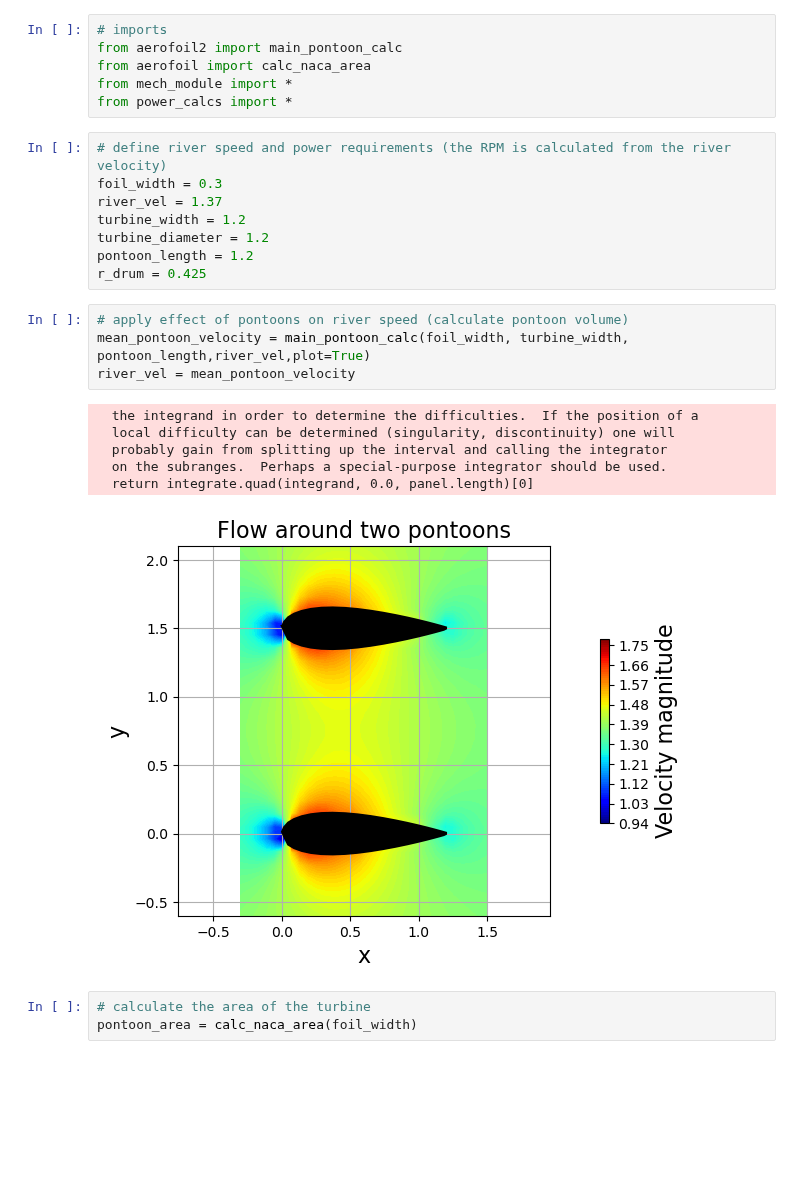
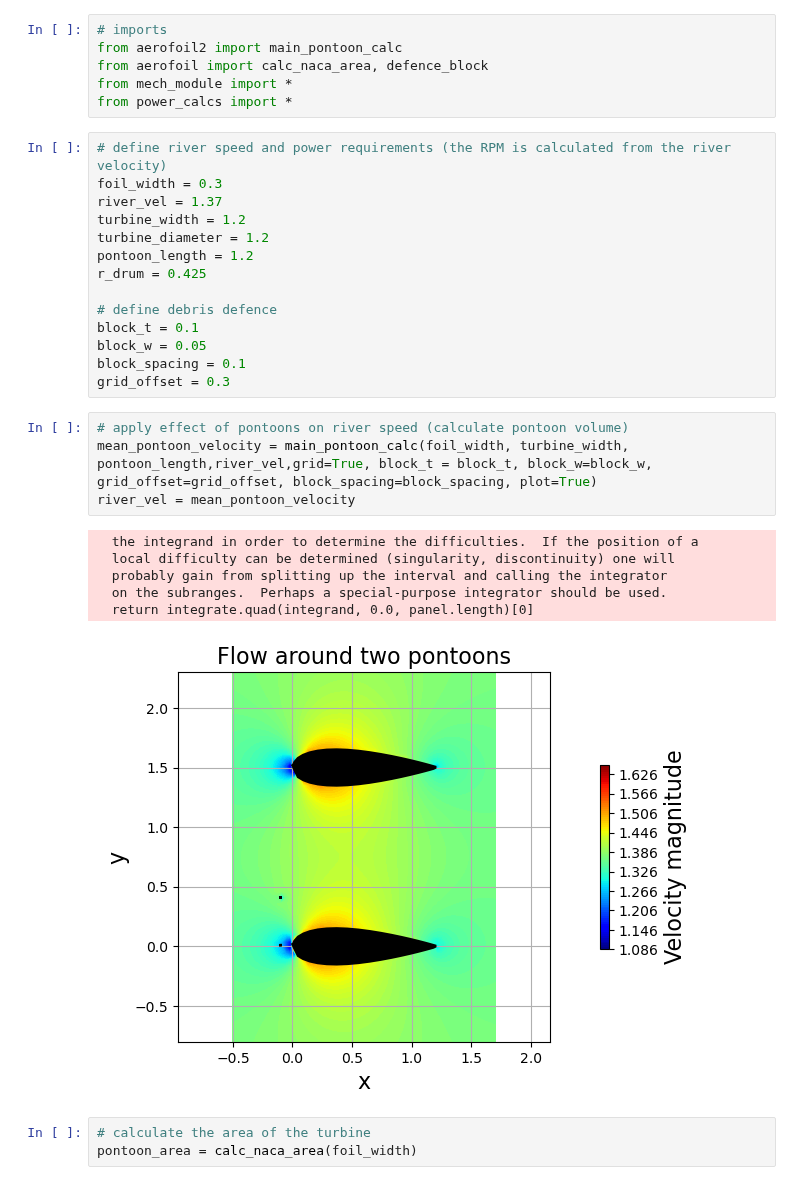
Before and after one commit to pilipb/DP5-code, a Jupyter notebook: main.ipynb, the cells around one changed output. Cells and saved outputs as stored; diff of their text form; blank space fills up the shorter version.

Commit message:
got the defence grid working

```diff
--- a/main.ipynb
+++ b/main.ipynb
@@ -1,7 +1,7 @@
 # %%
 # imports
 from aerofoil2 import main_pontoon_calc
-from aerofoil import calc_naca_area
+from aerofoil import calc_naca_area, defence_block
 from mech_module import *
 from power_calcs import *
 # %%
@@ -12,17 +12,23 @@ turbine_width = 1.2
 turbine_diameter = 1.2
 pontoon_length = 1.2
 r_drum = 0.425
+
+# define debris defence
+block_t = 0.1
+block_w = 0.05
+block_spacing = 0.1
+grid_offset = 0.3
 # %%
 # apply effect of pontoons on river speed (calculate pontoon volume)
-mean_pontoon_velocity = main_pontoon_calc(foil_width, turbine_width, pontoon_length,river_vel,plot=True)
+mean_pontoon_velocity = main_pontoon_calc(foil_width, turbine_width, pontoon_length,river_vel,grid=True, block_t = block_t, block_w=block_w, grid_offset=grid_offset, block_spacing=block_spacing, plot=True)
 river_vel = mean_pontoon_velocity
 # %% [output]
   the integrand in order to determine the difficulties.  If the position of a
   local difficulty can be determined (singularity, discontinuity) one will
   probably gain from splitting up the interval and calling the integrator
   on the subranges.  Perhaps a special-purpose integrator should be used.
   return integrate.quad(integrand, 0.0, panel.length)[0]
-[figure, old version]
+[figure, new version]
 # %%
 # calculate the area of the turbine
 pontoon_area = calc_naca_area(foil_width)
```
Also changed, not shown: parts of 2 cells of this notebook, 3 other files.
